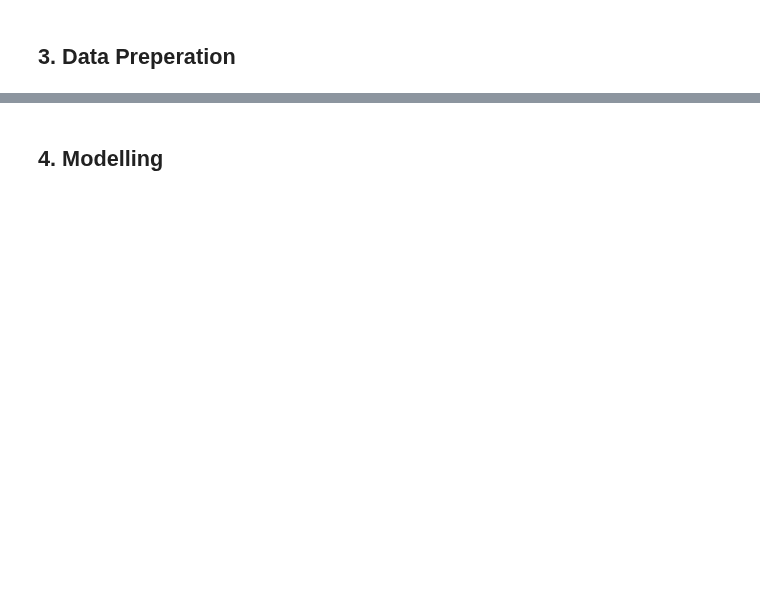
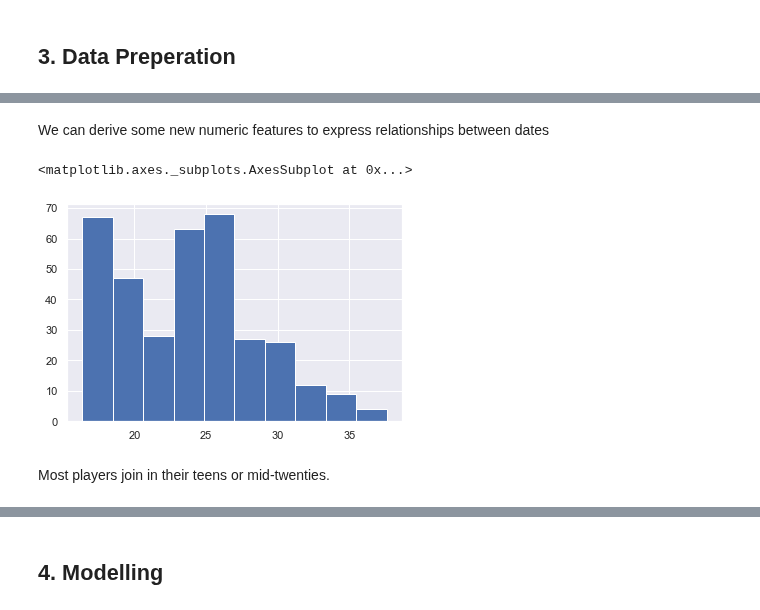
Before and after one commit to deacona/the-ball-is-round, a Jupyter notebook: notebooks/1.1-boro-current-market-value.ipynb, the cells around one changed output, grey strips where cells are left out. Saved outputs shown, nothing was run; the diff lists cells and outputs as text; code cells hidden in the pictures; blank space fills up the shorter version.

```diff
--- a/notebooks/1.1-boro-current-market-value.ipynb
+++ b/notebooks/1.1-boro-current-market-value.ipynb
@@ -247,0 +319,3 @@ grid.map(plt.hist, "Market value", bins=20)
+# %%
+df = tmk_df.copy()
+df.shape
@@ -247,0 +324,5 @@ grid.map(plt.hist, "Market value", bins=20)
+# %%
+df["Player key"] = df.Name + " (" + df.Season + ")"
+df.set_index(df["Player key"], drop=True, inplace=True, verify_integrity=True)
+df.drop(columns=["Player key"], inplace=True)
+df.info()
@@ -247,0 +347,10 @@ grid.map(plt.hist, "Market value", bins=20)
+# %% [markdown]
+We can derive some new numeric features to express relationships between dates
+# %%
+df["Age when joined"] = (df["Joined"] - df["Date of birth"])/ np.timedelta64(1, 'Y')
+df["Age when joined"].hist()
+# %% [output]
+<matplotlib.axes._subplots.AxesSubplot at 0x...>
+[figure, added]
+# %% [markdown]
+Most players join in their teens or mid-twenties.
```
Also changed, not shown: parts of 55 cells of this notebook.
